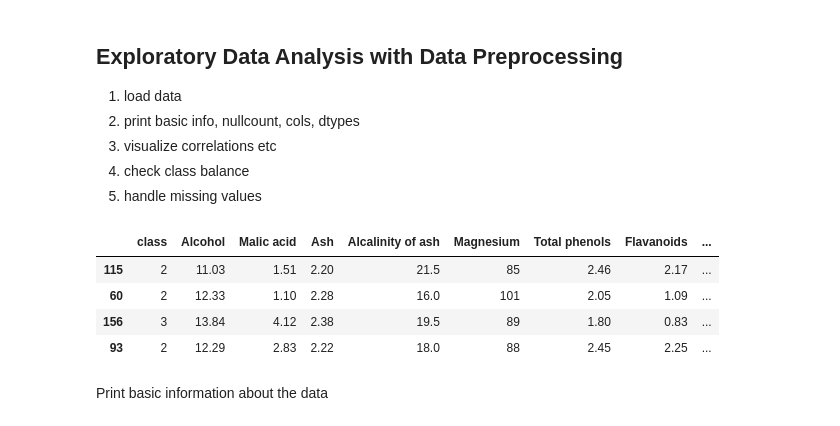
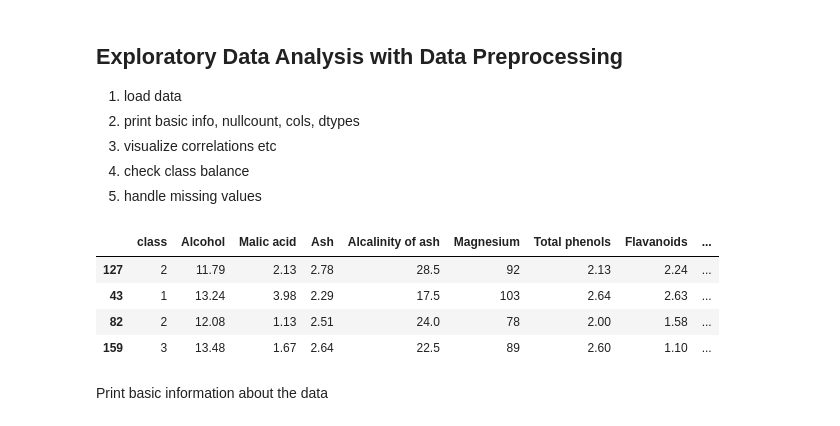
Before and after one commit to rankkua/wine-classification, a Jupyter notebook: src/data-preprocessing.ipynb, the cells around one changed output. Saved outputs shown, nothing was run; the diff lists cells and outputs as text; code cells hidden in the pictures.

```diff
--- a/src/data-preprocessing.ipynb
+++ b/src/data-preprocessing.ipynb
@@ -9,36 +9,37 @@
 # %%
 import pandas as pd
 import numpy as np
 import matplotlib.pyplot as plt
 import seaborn as sns
 
+sns.set_style('whitegrid')
 
 cols = [
     'class',
     'Alcohol',
     'Malic acid',
     'Ash',
     'Alcalinity of ash',
     'Magnesium',
     'Total phenols',
     'Flavanoids',
     'Nonflavanoid phenols',
     'Proanthocyanins',
     'Color intensity',
     'Hue',
     'OD280/OD315 of diluted wines',
     'Proline'
 ]
 
 df = pd.read_csv('../data/raw/wine.data', names=cols, delimiter=',', header=None)
 
 df.sample(4)
 # %% [output]
 |  | class | Alcohol | Malic acid | Ash | Alcalinity of ash | Magnesium | Total phenols | Flavanoids | ... |
-| 115 | 2 | 11.03 | 1.51 | 2.20 | 21.5 | 85 | 2.46 | 2.17 | ... |
-| 60 | 2 | 12.33 | 1.10 | 2.28 | 16.0 | 101 | 2.05 | 1.09 | ... |
-| 156 | 3 | 13.84 | 4.12 | 2.38 | 19.5 | 89 | 1.80 | 0.83 | ... |
-| 93 | 2 | 12.29 | 2.83 | 2.22 | 18.0 | 88 | 2.45 | 2.25 | ... |
+| 127 | 2 | 11.79 | 2.13 | 2.78 | 28.5 | 92 | 2.13 | 2.24 | ... |
+| 43 | 1 | 13.24 | 3.98 | 2.29 | 17.5 | 103 | 2.64 | 2.63 | ... |
+| 82 | 2 | 12.08 | 1.13 | 2.51 | 24.0 | 78 | 2.00 | 1.58 | ... |
+| 159 | 3 | 13.48 | 1.67 | 2.64 | 22.5 | 89 | 2.60 | 1.10 | ... |
 # %% [markdown]
 Print basic information about the data
 # %%
```
Also changed, not shown: parts of 1 cell of this notebook.
